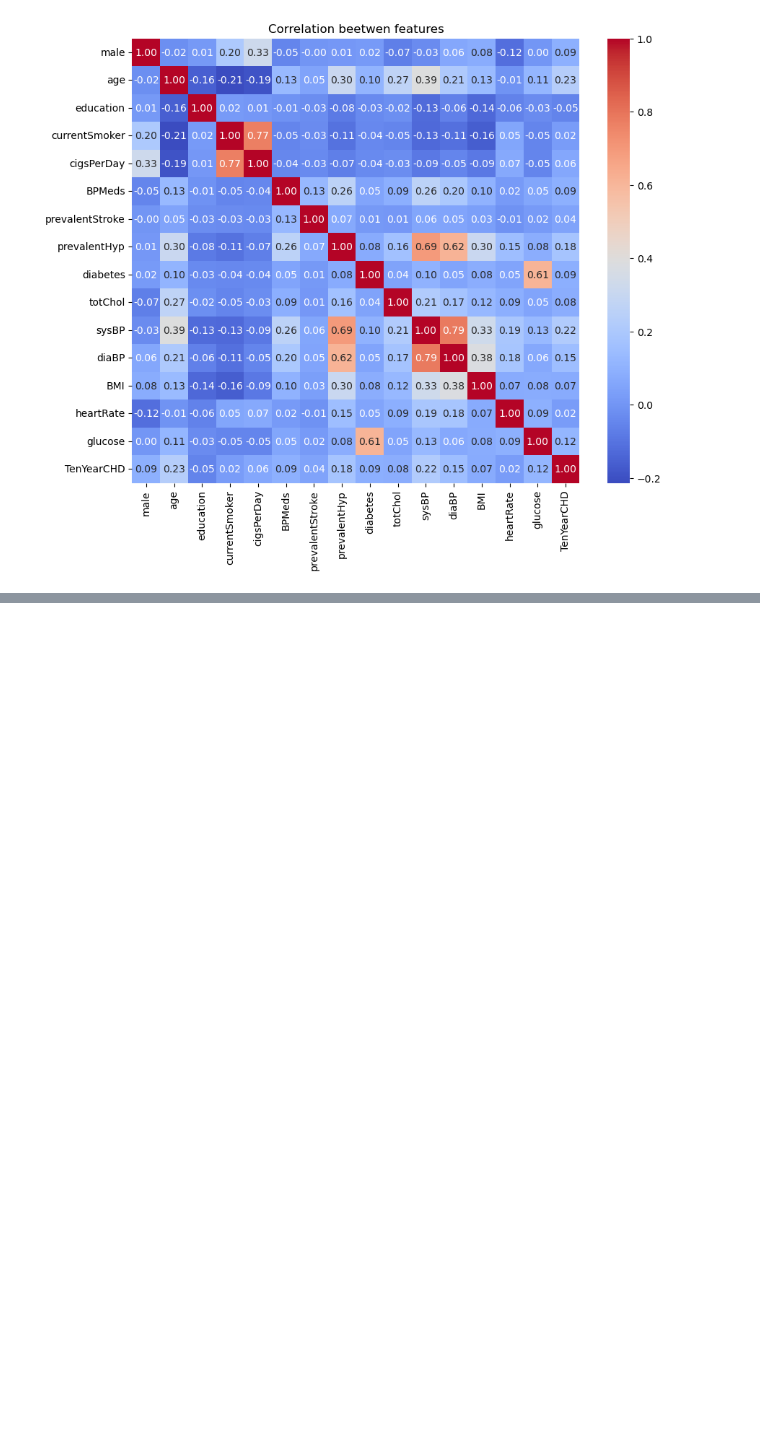
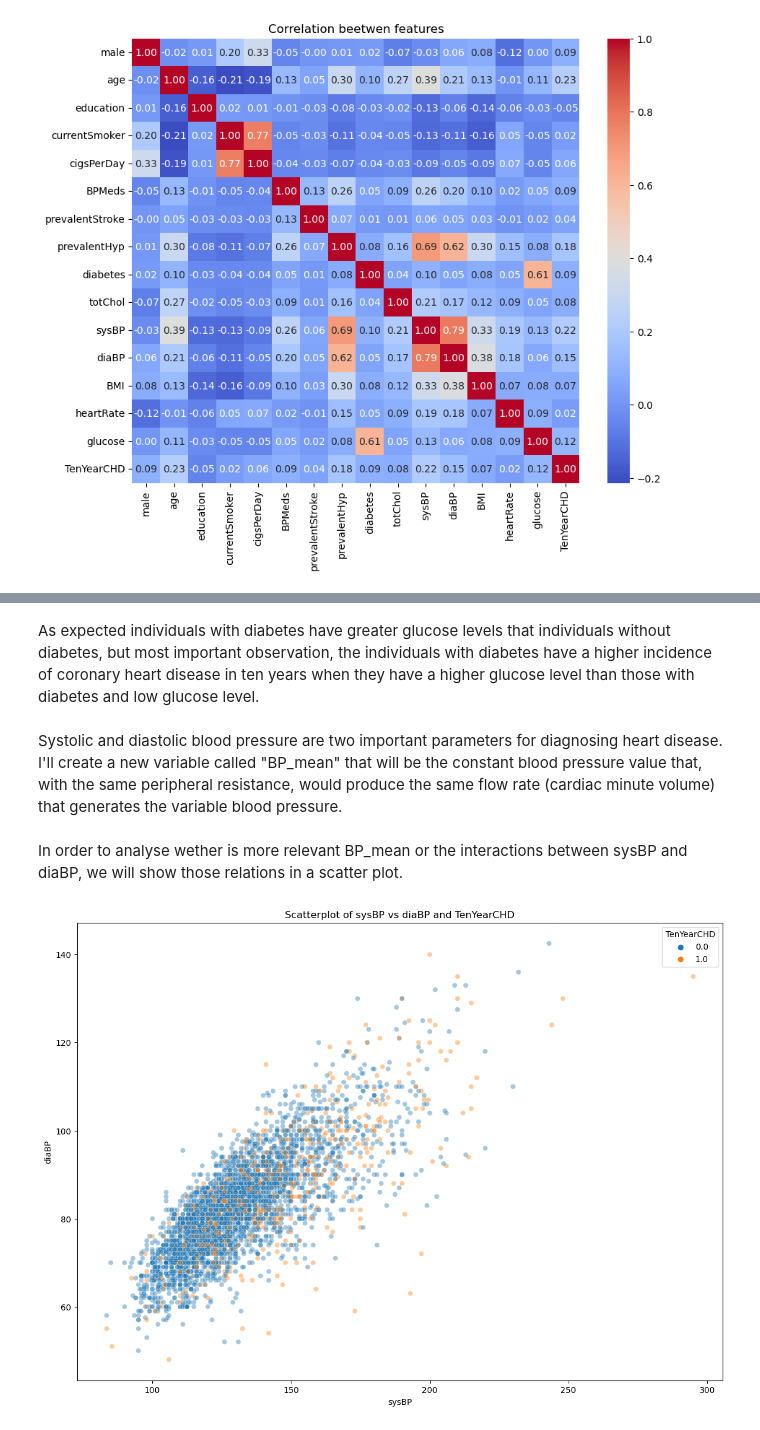
Before and after one commit to Fermazate/Heart-Disease-Prediction, a Jupyter notebook: notebooks/02_post_data_exploration.ipynb, the cells around one changed output, grey strips where cells are left out. Saved outputs shown, nothing was run; the diff lists cells and outputs as text; code cells hidden in the pictures; blank space fills up the shorter version.

```diff
--- a/notebooks/02_post_data_exploration.ipynb
+++ b/notebooks/02_post_data_exploration.ipynb
@@ -88,0 +107,4 @@ From the correlations
+# %% [markdown]
+As expected individuals with diabetes have greater glucose levels that individuals without diabetes, but most important observation, the individuals with diabetes have a higher incidence of coronary heart disease in ten years when they have a higher glucose level than those with diabetes and low glucose level.
+# %% [markdown]
+Systolic and diastolic blood pressure are two important parameters for diagnosing heart disease. I'll create a new variable called "BP_mean" that will be the constant blood pressure value that, with the same peripheral resistance, would produce the same flow rate (cardiac minute volume) that generates the variable blood pressure.
@@ -88,0 +113,9 @@ From the correlations
+# %% [markdown]
+In order to analyse wether is more relevant BP_mean or the interactions between sysBP and diaBP, we will show those relations in a scatter plot.
+# %%
+plt.figure(figsize=(14,10))
+sns.scatterplot(data=df,x='sysBP',y='diaBP',hue='TenYearCHD',alpha=0.4)
+plt.title('Scatterplot of sysBP vs diaBP and TenYearCHD')
+plt.show()
+# %% [output]
+[figure, added]
```
Also changed, not shown: parts of 8 cells of this notebook, 3 other files.
